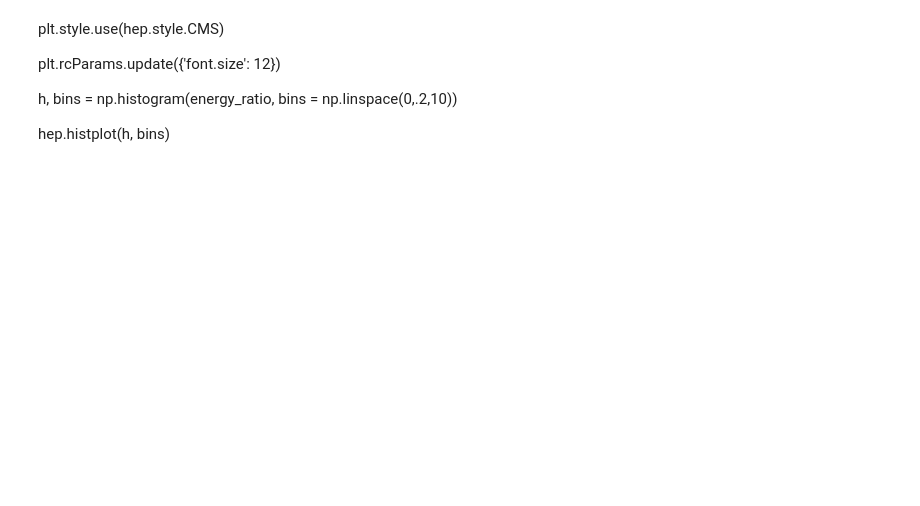
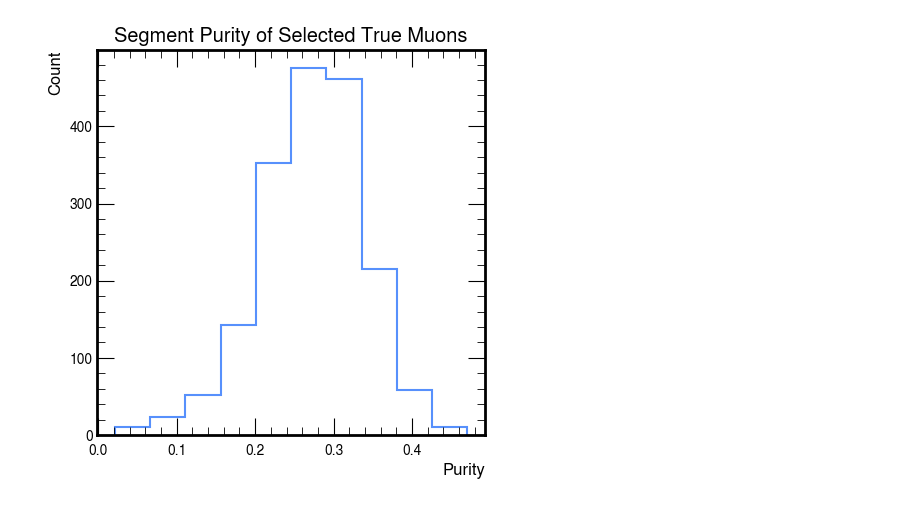
Before and after one commit to DUNE/ndlar_flow, a Jupyter notebook: src/proto_nd_flow/selection/analysis/Test_Purity.ipynb, the cells around one changed output. Drawn from its saved outputs; the diff is of its cells as text; code cells hidden in the pictures; blank space fills up the shorter version.

Commit message:
Purity

```diff
--- a/src/proto_nd_flow/selection/analysis/Test_Purity.ipynb
+++ b/src/proto_nd_flow/selection/analysis/Test_Purity.ipynb
@@ -240,8 +261,16 @@ eff = detector_eff(f_manager1.filepath[:10])
-# %% [markdown]
-plt.style.use(hep.style.CMS)
-
-plt.rcParams.update({'font.size': 12})
-
-h, bins = np.histogram(energy_ratio, bins = np.linspace(0,.2,10))
-
-hep.histplot(h, bins)
+# %%
+plt.style.use(hep.style.CMS)
+
+plt.rcParams.update({'font.size': 12})
+
+fig, ax = plt.subplots(figsize = (5,5))
+
+ax.set_title('Segment Purity of Selected True Muons')
+ax.set_xlabel('Purity')
+ax.set_ylabel('Count')
+h, bins = np.histogram(purity_segments, bins = 10)
+
+hep.histplot(h,bins)
+fig.show()
+# %% [output]
+[figure, added]
```
Also changed, not shown: parts of 6 cells of this notebook.
